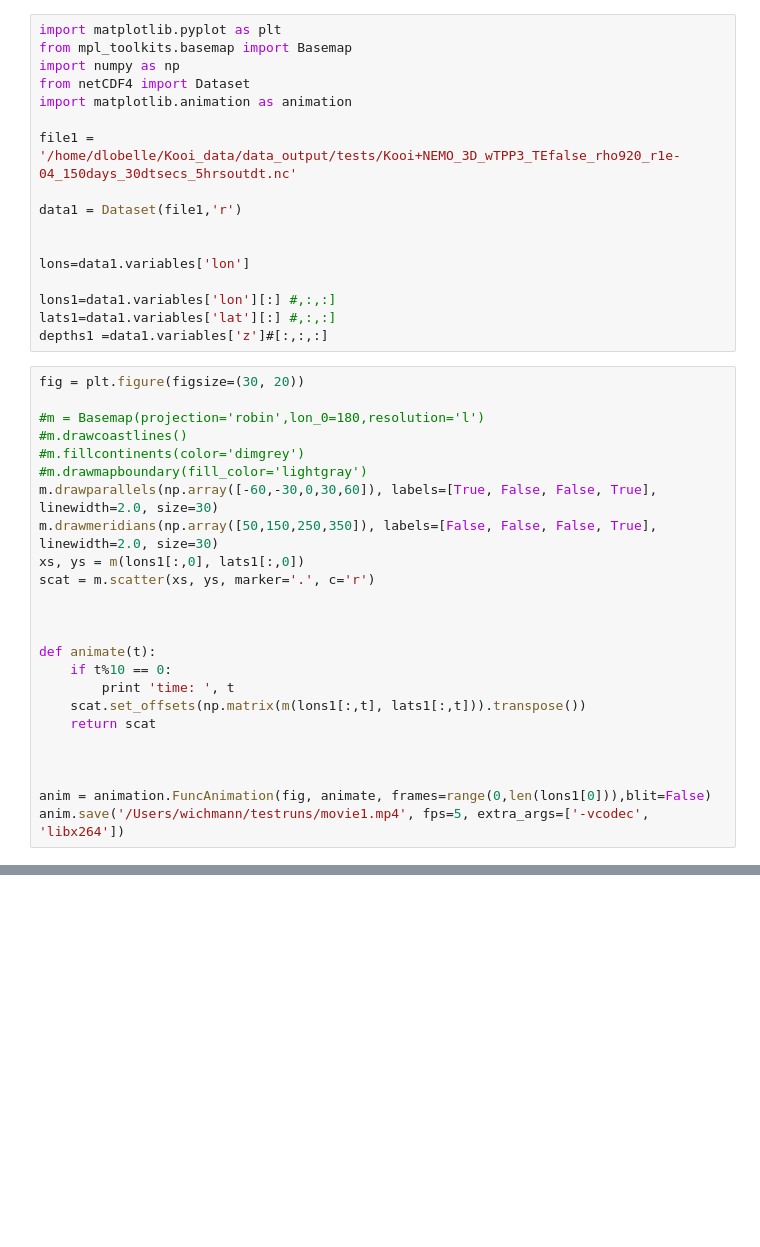
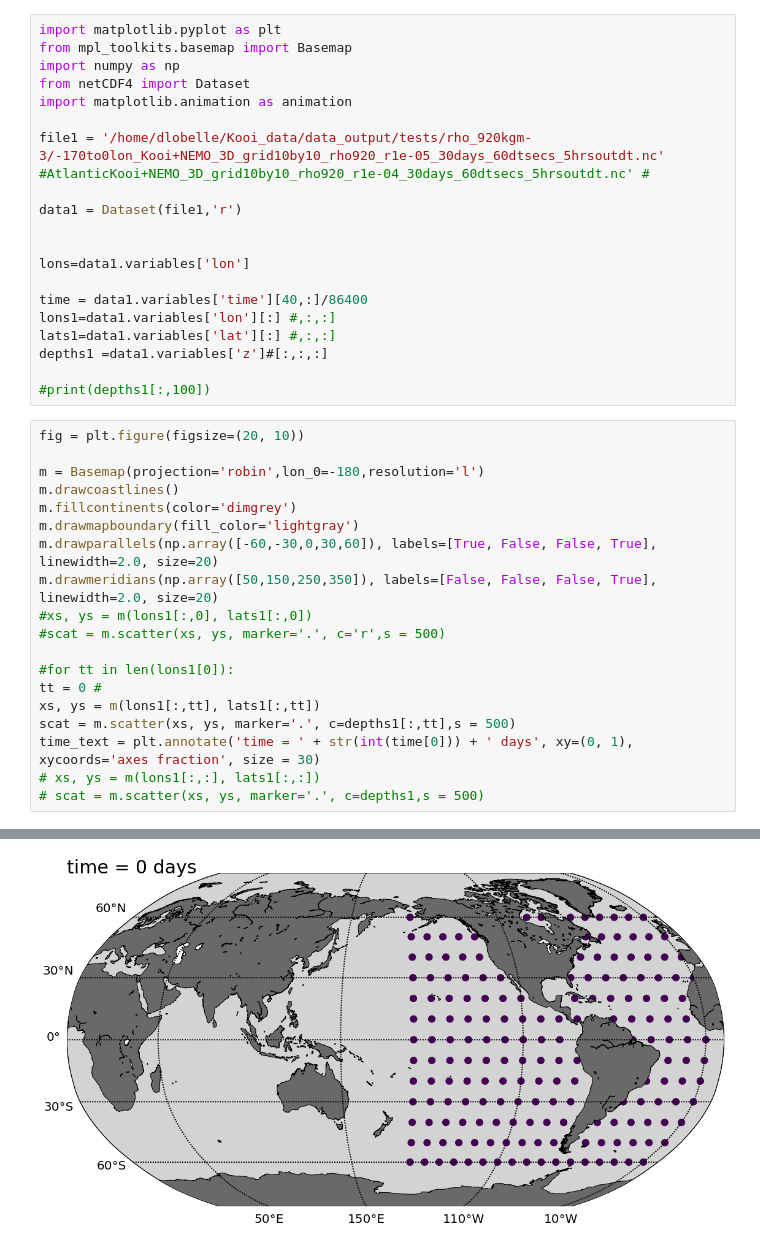
Before and after one commit to dlobelle/TOPIOS, a Jupyter notebook: scripts/post-process_plots/test_animation.ipynb, the cells around one changed output, grey strips where cells are left out. Cells and saved outputs as stored; diff of their text form; blank space fills up the shorter version.

```diff
--- a/scripts/post-process_plots/test_animation.ipynb
+++ b/scripts/post-process_plots/test_animation.ipynb
@@ -5,37 +5,36 @@ import numpy as np
 from netCDF4 import Dataset
 import matplotlib.animation as animation
 
-file1 = '/home/dlobelle/Kooi_data/data_output/tests/Kooi+NEMO_3D_wTPP3_TEfalse_rho920_r1e-04_150days_30dtsecs_5hrsoutdt.nc'
+file1 = '/home/dlobelle/Kooi_data/data_output/tests/rho_920kgm-3/-170to0lon_Kooi+NEMO_3D_grid10by10_rho920_r1e-05_30days_60dtsecs_5hrsoutdt.nc' #AtlanticKooi+NEMO_3D_grid10by10_rho920_r1e-04_30days_60dtsecs_5hrsoutdt.nc' #
 
 data1 = Dataset(file1,'r')
 
 
 lons=data1.variables['lon']
 
+time = data1.variables['time'][40,:]/86400
 lons1=data1.variables['lon'][:] #,:,:]
 lats1=data1.variables['lat'][:] #,:,:]
 depths1 =data1.variables['z']#[:,:,:]
+
+#print(depths1[:,100])
 # %%
-fig = plt.figure(figsize=(30, 20))
+fig = plt.figure(figsize=(20, 10))
 
-#m = Basemap(projection='robin',lon_0=180,resolution='l')
-#m.drawcoastlines()
-#m.fillcontinents(color='dimgrey')
-#m.drawmapboundary(fill_color='lightgray')
-m.drawparallels(np.array([-60,-30,0,30,60]), labels=[True, False, False, True], linewidth=2.0, size=30)
-m.drawmeridians(np.array([50,150,250,350]), labels=[False, False, False, True], linewidth=2.0, size=30)
-xs, ys = m(lons1[:,0], lats1[:,0])
-scat = m.scatter(xs, ys, marker='.', c='r')
+m = Basemap(projection='robin',lon_0=-180,resolution='l')
+m.drawcoastlines()
+m.fillcontinents(color='dimgrey')
+m.drawmapboundary(fill_color='lightgray')
+m.drawparallels(np.array([-60,-30,0,30,60]), labels=[True, False, False, True], linewidth=2.0, size=20)
+m.drawmeridians(np.array([50,150,250,350]), labels=[False, False, False, True], linewidth=2.0, size=20)
+#xs, ys = m(lons1[:,0], lats1[:,0])
+#scat = m.scatter(xs, ys, marker='.', c='r',s = 500)
 
-
-
-def animate(t):
-    if t%10 == 0:
-        print 'time: ', t
-    scat.set_offsets(np.matrix(m(lons1[:,t], lats1[:,t])).transpose())
-    return scat
-
-
-
-anim = animation.FuncAnimation(fig, animate, frames=range(0,len(lons1[0])),blit=False)
-anim.save('/Users/wichmann/testruns/movie1.mp4', fps=5, extra_args=['-vcodec', 'libx264'])
+#for tt in len(lons1[0]):
+tt = 0 #
+xs, ys = m(lons1[:,tt], lats1[:,tt])
+scat = m.scatter(xs, ys, marker='.', c=depths1[:,tt],s = 500)
+time_text = plt.annotate('time = ' + str(int(time[0])) + ' days', xy=(0, 1), xycoords='axes fraction', size = 30)
+# xs, ys = m(lons1[:,:], lats1[:,:])
+# scat = m.scatter(xs, ys, marker='.', c=depths1,s = 500)
+# %% [output]
@@ -41,0 +43 @@ anim.save('/Users/wichmann/testruns/movie1.mp4', fps=5, extra_args=['-vcodec', '
+[figure, added]
```
Also changed, not shown: parts of 3 cells of this notebook, 1 other file.
